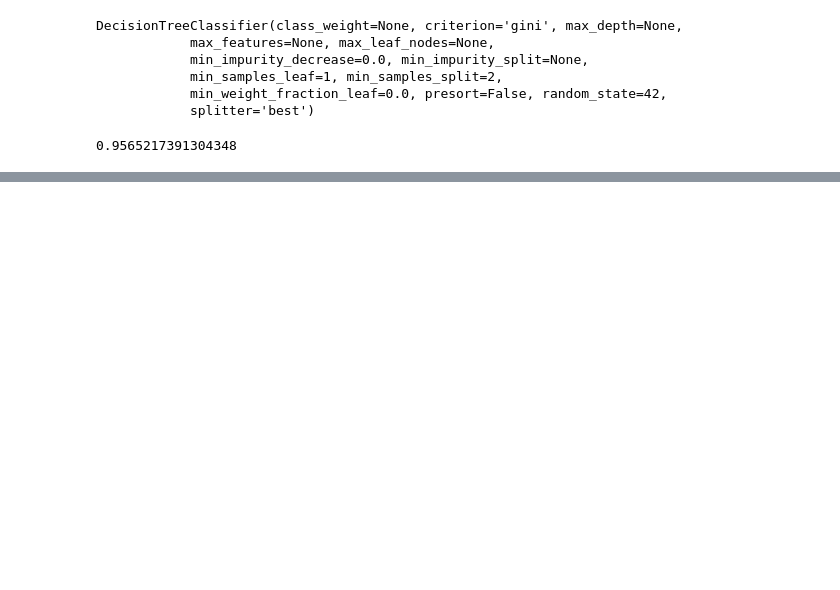
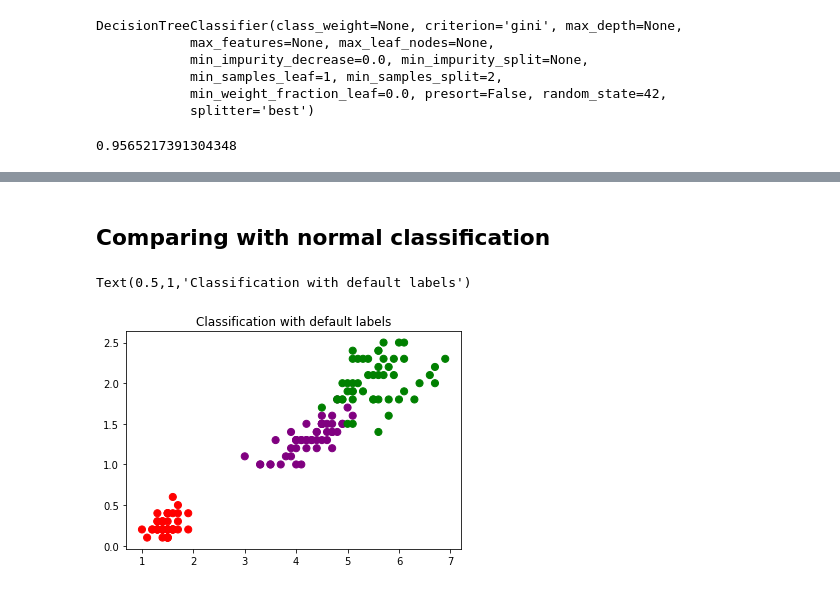
Before and after one commit to tanbirsohail/exploring-popular-datasets, a Jupyter notebook: Iris Dataset.ipynb, the cells around one changed output, grey strips where cells are left out. Drawn from its saved outputs; the diff is of its cells as text; code cells hidden in the pictures; blank space fills up the shorter version.

```diff
--- a/Iris Dataset.ipynb
+++ b/Iris Dataset.ipynb
@@ -61,0 +94,5 @@ graph
+# %%
+iris_df = pd.DataFrame(iris.data)
+iris_df.columns = ['Sepal_Length', 'Sepal_Width', 'Petal_Length', 'Petal_Width']
+y.columns = ['Targets']
+iris_df.describe()
@@ -61,0 +109,9 @@ graph
+# %% [markdown]
+## Comparing with normal classification
+# %%
+color_theme = np.array(['red', 'purple', 'green'])
+plt.scatter(x=iris_df.Petal_Length,y=iris_df.Petal_Width, c=color_theme[iris.target], s=50)
+plt.title('Classification with default labels')
+# %% [output]
+Text(0.5,1,'Classification with default labels')
+[figure, added]
```
Also changed, not shown: parts of 9 cells of this notebook.
